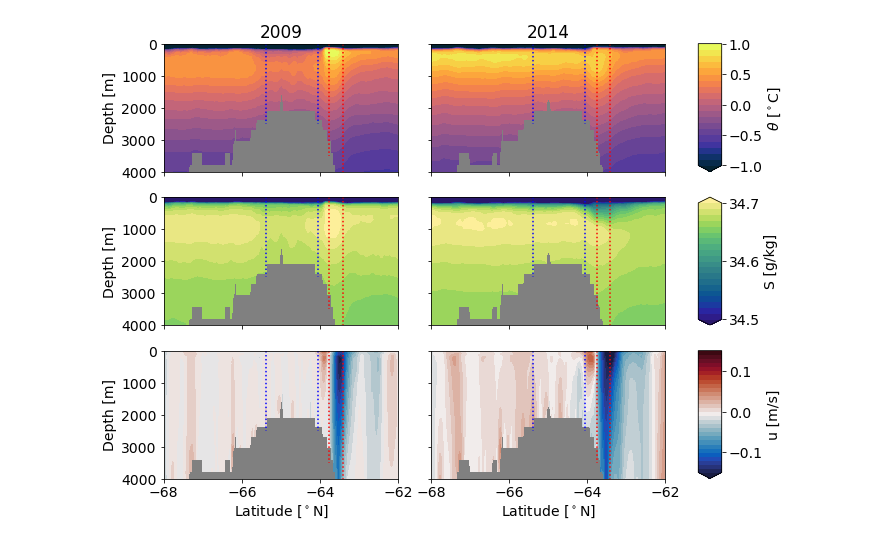
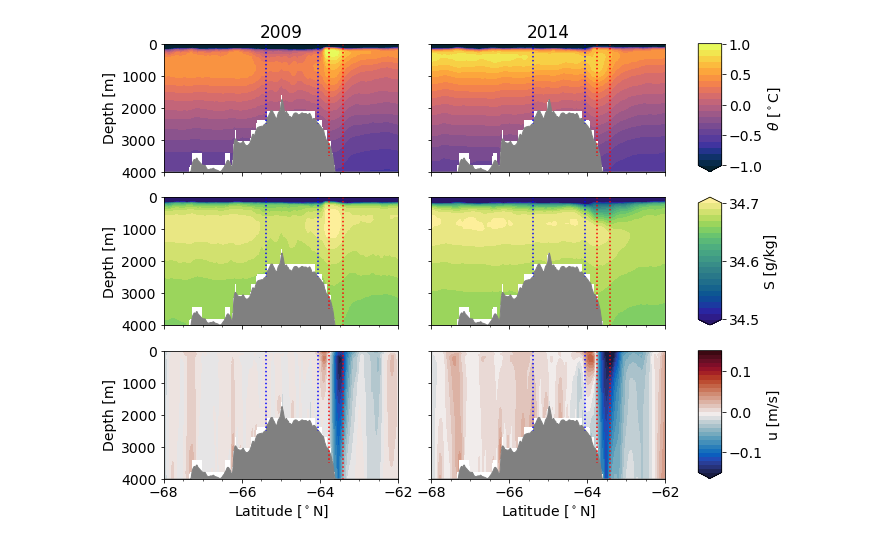
Before and after one commit to bguelk/JGR_2023_MaudRise, a Jupyter notebook: plot_figures/plot_sections.ipynb, the cells around one changed output. Drawn from its saved outputs; the diff is of its cells as text; code cells hidden in the pictures.

```diff
--- a/plot_figures/plot_sections.ipynb
+++ b/plot_figures/plot_sections.ipynb
@@ -59,14 +64,17 @@ Coordinates:
 # %%
 
-tc=np.where(ds.mask_tc==1,)[0]
-ha=np.where(ds.mask_ha_mod==1,)[0]
+tc=np.where(ds.mask_tc==1)[0]
+ha=np.where(ds.mask_ha_mod==1)[0]
+# %%
+minor_ticks=np.arange(-70,-60,0.5)
 # %%
 ymax=4000
 fig,axes=plt.subplots(3,3,figsize=(10,8),gridspec_kw={'width_ratios':[1,1,0.1]})
 
 ax=axes[0,0]
-ax.set_facecolor('gray')
+#ax.set_facecolor('gray')
 ds.thetao.isel(t=0).where(ds.depth<ds.bathy_meter).plot.contourf(x="gphit",y="depth",ax=ax,vmin=-1,vmax=1,levels=21,cmap=cmo.thermal,add_colorbar=False)
+ax.fill_between(bat.nav_lat,bat.bathy_meter,ymax,color='gray')
 ax.vlines(x=ds.gphit.isel(y_c=tc[0]),ymin=0,ymax=2500,color='b',linestyle=':')
 ax.vlines(x=ds.gphit.isel(y_c=tc[-1]),ymin=0,ymax=2500,color='b',linestyle=':')
 ax.vlines(x=ds.gphit.isel(y_c=ha[0]),ymin=0,ymax=3500,color='r',linestyle=':')
@@ -74,19 +82,22 @@ ax.vlines(x=ds.gphit.isel(y_c=ha[-1]),ymin=0,ymax=5000,color='r',linestyle=':')
 ax.set_ylim(0,ymax)
 ax.invert_yaxis()
 ax.set_title('%d'%ds.year[0])
+ax.set_xticks(minor_ticks, minor=True)
 ax.set_ylabel('Depth [m]')
 ax.set_xlabel('')
 ax.set_xticklabels([])
 ax.set_xlim(-68,-62)
 
 ax=axes[0,1]
-ax.set_facecolor('gray')
+#ax.set_facecolor('gray')
 cbt=ds.thetao.isel(t=1).where(ds.depth<ds.bathy_meter).plot.contourf(x="gphit",y="depth",ax=ax,vmin=-1,vmax=1,levels=21,cmap=cmo.thermal,add_colorbar=False)
+ax.fill_between(bat.nav_lat,bat.bathy_meter,ymax,color='gray')
 ax.vlines(x=ds.gphit.isel(y_c=tc[0]),ymin=0,ymax=2500,color='b',linestyle=':')
 ax.vlines(x=ds.gphit.isel(y_c=tc[-1]),ymin=0,ymax=2500,color='b',linestyle=':')
 ax.vlines(x=ds.gphit.isel(y_c=ha[0]),ymin=0,ymax=3500,color='r',linestyle=':')
 ax.vlines(x=ds.gphit.isel(y_c=ha[-1]),ymin=0,ymax=5000,color='r',linestyle=':')
 ax.set_ylim(0,ymax)
+ax.set_xticks(minor_ticks, minor=True)
 ax.invert_yaxis()
 ax.set_title('%d'%ds.year[1])
 ax.set_ylabel('')
@@ -98,13 +109,15 @@ plt.colorbar(cbt,cax=axes[0,2],ticks=np.linspace(-1,1,5),label='$\\theta$ [$^\ci
 
 
 ax=axes[1,0]
-ax.set_facecolor('gray')
+#ax.set_facecolor('gray')
 ds.so.isel(t=0).where(ds.depth<ds.bathy_meter).plot.contourf(x="gphit",y="depth",ax=ax,vmin=34.5,vmax=34.7,levels=21,cmap=cmo.haline,add_colorbar=False)
+ax.fill_between(bat.nav_lat,bat.bathy_meter,ymax,color='gray')
 ax.vlines(x=ds.gphit.isel(y_c=tc[0]),ymin=0,ymax=2500,color='b',linestyle=':')
 ax.vlines(x=ds.gphit.isel(y_c=tc[-1]),ymin=0,ymax=2500,color='b',linestyle=':')
 ax.vlines(x=ds.gphit.isel(y_c=ha[0]),ymin=0,ymax=3500,color='r',linestyle=':')
 ax.vlines(x=ds.gphit.isel(y_c=ha[-1]),ymin=0,ymax=5000,color='r',linestyle=':')
 ax.set_ylim(0,ymax)
+ax.set_xticks(minor_ticks, minor=True)
 ax.invert_yaxis()
 ax.set_title('')
 ax.set_ylabel('Depth [m]')
@@ -113,13 +126,15 @@ ax.set_xticklabels([])
 ax.set_xlim(-68,-62)
 
 ax=axes[1,1]
-ax.set_facecolor('gray')
+#ax.set_facecolor('gray')
 cbs=ds.so.isel(t=1).where(ds.depth<ds.bathy_meter).plot.contourf(x="gphit",y="depth",ax=ax,vmin=34.5,vmax=34.7,levels=21,cmap=cmo.haline,add_colorbar=False)
+ax.fill_between(bat.nav_lat,bat.bathy_meter,ymax,color='gray')
 ax.vlines(x=ds.gphit.isel(y_c=tc[0]),ymin=0,ymax=2500,color='b',linestyle=':')
 ax.vlines(x=ds.gphit.isel(y_c=tc[-1]),ymin=0,ymax=2500,color='b',linestyle=':')
 ax.vlines(x=ds.gphit.isel(y_c=ha[0]),ymin=0,ymax=3500,color='r',linestyle=':')
 ax.vlines(x=ds.gphit.isel(y_c=ha[-1]),ymin=0,ymax=5000,color='r',linestyle=':')
 ax.set_ylim(0,ymax)
+ax.set_xticks(minor_ticks, minor=True)
 ax.invert_yaxis()
 ax.set_title('')
 ax.set_ylabel('')
@@ -130,34 +145,38 @@ ax.set_xlim(-68,-62)
 plt.colorbar(cbs,cax=axes[1,2],ticks=np.linspace(34.5,34.7,3),label='S [g/kg]')
 
 ax=axes[2,0]
-ax.set_facecolor('gray')
+#ax.set_facecolor('gray')
 ds.uo.isel(t=0).where(ds.depth<ds.bathy_meter).plot.contourf(x="gphit",y="depth",ax=ax,vmin=-0.15,vmax=0.15,levels=31,cmap=cmo.balance,add_colorbar=False)
+ax.fill_between(bat.nav_lat,bat.bathy_meter,ymax,color='gray')
 ax.vlines(x=ds.gphit.isel(y_c=tc[0]),ymin=0,ymax=2500,color='b',linestyle=':')
 ax.vlines(x=ds.gphit.isel(y_c=tc[-1]),ymin=0,ymax=2500,color='b',linestyle=':')
 ax.vlines(x=ds.gphit.isel(y_c=ha[0]),ymin=0,ymax=3500,color='r',linestyle=':')
 ax.vlines(x=ds.gphit.isel(y_c=ha[-1]),ymin=0,ymax=5000,color='r',linestyle=':')
 ax.set_ylim(0,ymax)
+ax.set_xticks(minor_ticks, minor=True)
 ax.invert_yaxis()
 ax.set_title('')
 ax.set_ylabel('Depth [m]')
 ax.set_xlabel('Latitude [$^\circ$N]')
 ax.set_xlim(-68,-62)
 
 ax=axes[2,1]
-ax.set_facecolor('gray')
+#ax.set_facecolor('gray')
 cbu=ds.uo.isel(t=1).where(ds.depth<ds.bathy_meter).plot.contourf(x="gphit",y="depth",ax=ax,vmin=-0.15,vmax=0.15,levels=31,cmap=cmo.balance,add_colorbar=False)
+ax.fill_between(bat.nav_lat,bat.bathy_meter,ymax,color='gray')
 ax.vlines(x=ds.gphit.isel(y_c=tc[0]),ymin=0,ymax=2500,color='b',linestyle=':')
 ax.vlines(x=ds.gphit.isel(y_c=tc[-1]),ymin=0,ymax=2500,color='b',linestyle=':')
 ax.vlines(x=ds.gphit.isel(y_c=ha[0]),ymin=0,ymax=3500,color='r',linestyle=':')
 ax.vlines(x=ds.gphit.isel(y_c=ha[-1]),ymin=0,ymax=5000,color='r',linestyle=':')
 ax.set_ylim(0,ymax)
+ax.set_xticks(minor_ticks, minor=True)
 ax.invert_yaxis()
 ax.set_title('')
 ax.set_ylabel('')
 ax.set_xlabel('Latitude [$^\circ$N]')
 ax.set_yticklabels([])
 ax.set_xlim(-68,-62)
 plt.colorbar(cbu,cax=axes[2,2],ticks=np.linspace(-0.10,0.10,3),label='u [m/s]')
 plt.savefig('./TSU_sections_2009_2014.png',dpi=300)
 # %% [output]
-[figure, old version]
+[figure, new version]
```
Also changed, not shown: parts of 3 cells of this notebook.
